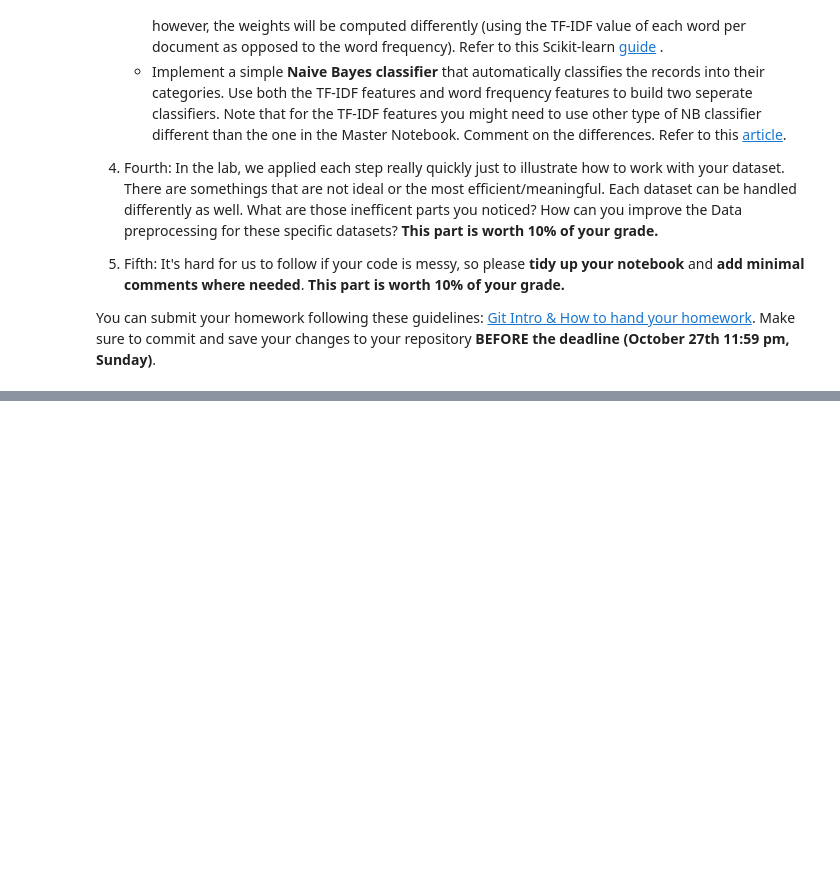
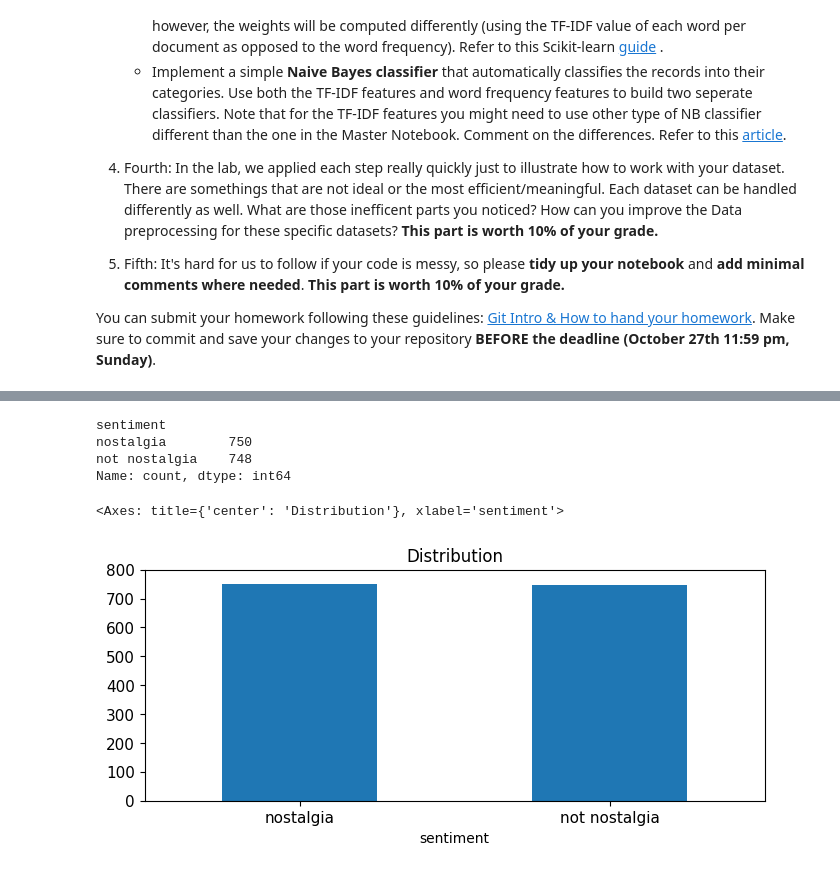
Before and after one commit to VictorSwankyTiger/DM2024-Lab1-Homework, a Jupyter notebook: DM2024-Lab1-Homework.ipynb, the cells around one changed output, grey strips where cells are left out. Saved outputs shown, nothing was run; the diff lists cells and outputs as text; code cells hidden in the pictures; blank space fills up the shorter version.

```diff
--- a/DM2024-Lab1-Homework.ipynb
+++ b/DM2024-Lab1-Homework.ipynb
@@ -63,0 +185,6 @@ df.head(10)
+# %%
+import numpy as np
+df['nostalgia']=pd.Series(np.arange(df['sentiment'].shape[0]))
+for i in range(0,df['sentiment'].shape[0]):
+    if(df['sentiment'][i]=='nostalgia'): df.loc[i,'nostalgia'] = 1
+    else: df.loc[i,'nostalgia'] = 0
@@ -63,0 +216,4 @@ df.head(10)
+# %%
+df.dropna(inplace=True)
+df.isnull().apply(lambda x: dmh.check_missing_values(x))
+df.drop_duplicates(keep=False, inplace=True)
@@ -63,0 +224,15 @@ df.head(10)
+# %%
+print(df.sentiment.value_counts())
+
+#print out count of distribuition
+df.sentiment.value_counts().plot(kind = 'bar',
+                                    title = 'Distribution',
+                                    ylim = [0, 800],
+                                    rot = 0, fontsize = 11, figsize = (8,3))
+# %% [output]
+sentiment
+nostalgia        750
+not nostalgia    748
+Name: count, dtype: int64
+<Axes: title={'center': 'Distribution'}, xlabel='sentiment'>
+[figure, added]
```
Also changed, not shown: parts of 60 cells of this notebook.
